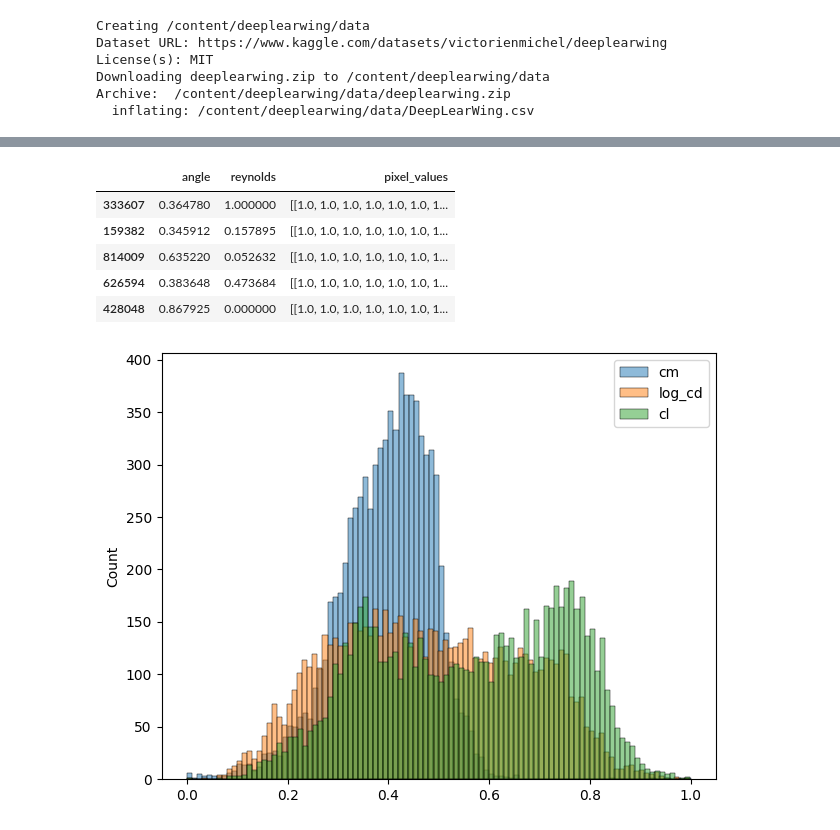
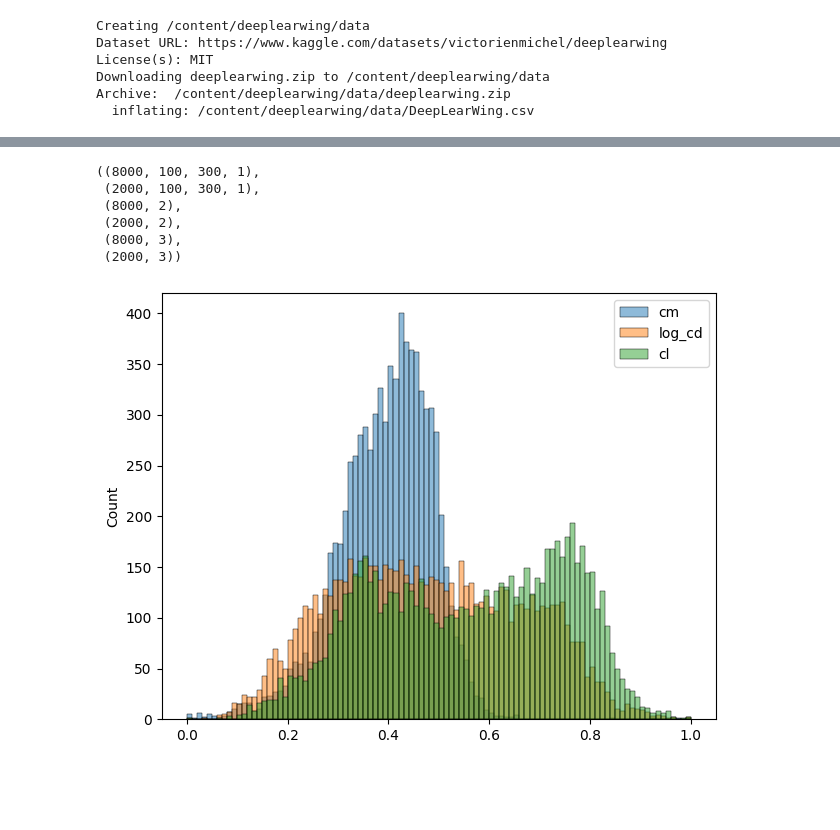
Before and after one commit to vicmcl/deeplearwing, a Jupyter notebook: deeplearwing/notebook/training.ipynb, the cells around one changed output, grey strips where cells are left out. Drawn from its saved outputs; the diff is of its cells as text; code cells hidden in the pictures; blank space fills up the shorter version.

```diff
--- a/deeplearwing/notebook/training.ipynb
+++ b/deeplearwing/notebook/training.ipynb
@@ -118 +119,3 @@ df = df.drop(columns = ['x_coords', 'y_coords'])
+# %%
+df['shape'] = results_shape
 # %%
@@ -130,10 +133,12 @@ plt.tight_layout()
+# %%
+df['params'] = [x for x in np.column_stack((df['angle'], df['reynolds']))]
 # %%
-features = ['angle', 'reynolds', 'pixel_values']
+features = ['params', 'shape']
 
 X_train, X_test, y_train, y_test = train_test_split(
     df[features],
     df['target'],
     test_size = 0.2,
     random_state = 42,
-    stratify = df[['reynolds']]
+    shuffle = True
 )
@@ -144,15 +145,9 @@ results[0].shape
-# %%
-X_train.head()
-# %% [output]
-|  | angle | reynolds | pixel_values |
-| 333607 | 0.364780 | 1.000000 | [[1.0, 1.0, 1.0, 1.0, 1.0, 1.0, 1... |
-| 159382 | 0.345912 | 0.157895 | [[1.0, 1.0, 1.0, 1.0, 1.0, 1.0, 1... |
-| 814009 | 0.635220 | 0.052632 | [[1.0, 1.0, 1.0, 1.0, 1.0, 1.0, 1... |
-| 626594 | 0.383648 | 0.473684 | [[1.0, 1.0, 1.0, 1.0, 1.0, 1.0, 1... |
-| 428048 | 0.867925 | 0.000000 | [[1.0, 1.0, 1.0, 1.0, 1.0, 1.0, 1... |
 # %%
-X_train_CNN = np.expand_dims(np.array([x for x in X_train['pixel_values']]), axis = -1)
-X_test_CNN = np.expand_dims(np.array([x for x in X_test['pixel_values']]), axis = -1)
+images_train = np.expand_dims(np.array([x for x in X_train['shape']], dtype='float32'), axis = -1)
+images_test = np.expand_dims(np.array([x for x in X_test['shape']], dtype='float32'), axis = -1)
 
-X_train_ANN = np.array([x for x in np.column_stack((X_train['angle'], X_train['reynolds']))], dtype='float32')
-X_test_ANN = np.array([x for x in np.column_stack((X_test['angle'], X_test['reynolds']))], dtype='float32')
+params_train = np.array([x for x in X_train['params']], dtype='float32')
+params_test = np.array([x for x in X_test['params']], dtype='float32')
+
+y_train = np.array([x for x in y_train])
+y_test = np.array([x for x in y_test])
@@ -162,13 +154,22 @@ y_test_array = np.array([x for x in y_test])
+# %%
+images_train.shape, images_test.shape, params_train.shape, params_test.shape, y_train.shape, y_test.shape
+# %% [output]
+((8000, 100, 300, 1),
+ (2000, 100, 300, 1),
+ (8000, 2),
+ (2000, 2),
+ (8000, 3),
+ (2000, 3))
 # %%
 import seaborn as sns
 
-sns.histplot(y_train_array[:, 2], label = 'cm', bins=100, alpha=0.5)
-sns.histplot(y_train_array[:, 0], label = 'log_cd', bins=100, alpha=0.5)
-sns.histplot(y_train_array[:, 1], label = 'cl', bins=100, alpha=0.5)
+sns.histplot(y_train[:, 2], label = 'cm', bins=100, alpha=0.5)
+sns.histplot(y_train[:, 0], label = 'log_cd', bins=100, alpha=0.5)
+sns.histplot(y_train[:, 1], label = 'cl', bins=100, alpha=0.5)
 plt.legend()
 plt.tight_layout()
 # %% [output]
-[figure, old version]
+[figure, new version]
 # %%
 from tensorflow.random import set_seed
 
```
Also changed, not shown: parts of 26 cells of this notebook.
